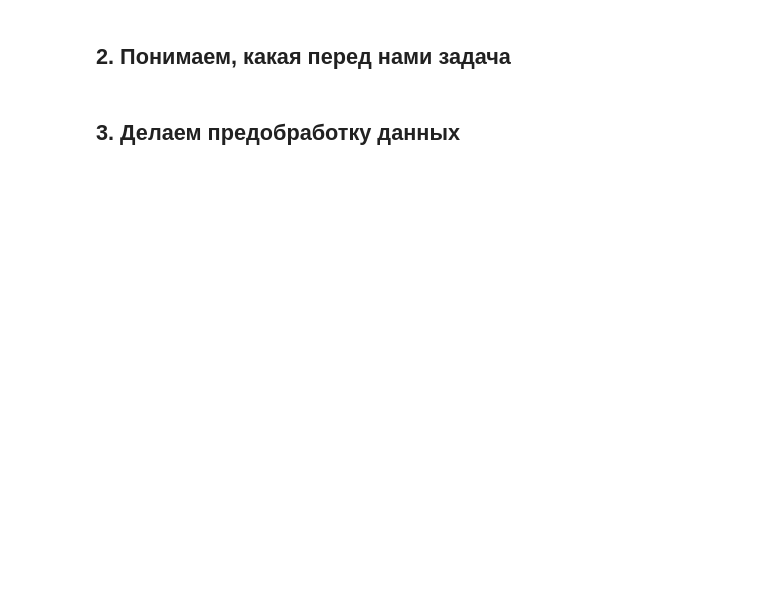
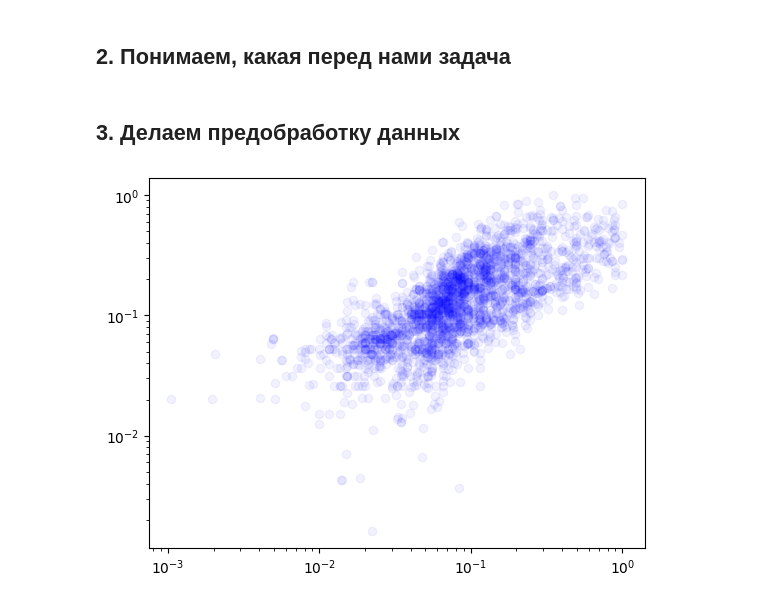
Before and after one commit to 24r3/ann2024, a Jupyter notebook: L3/lab3.ipynb, the cells around one changed output. Drawn from its saved outputs; the diff is of its cells as text; code cells hidden in the pictures; blank space fills up the shorter version.

```diff
--- a/L3/lab3.ipynb
+++ b/L3/lab3.ipynb
@@ -56,4 +56,7 @@ P.S.S.
 # %% [markdown]
 ## 1. Пример импорта данных. Грузим данные
 # %%
-data = pd.read_csv(path_to_dataset, sep='\t')  # если нужно, можно поменять разделитель
+import pandas as pd
+data = pd.read_csv('../L2/dataset.csv', sep=',')  # если нужно, можно поменять разделитель
+data = data.query("(PROPERTYSQFT != 2184.207862) & (PRICE < 10000000) & (PRICE > 100) & (PROPERTYSQFT < 10000) & (PROPERTYSQFT > 256)")
+data.set_index("PRICE")
@@ -62,2 +82,22 @@ data = pd.read_csv(path_to_dataset, sep='\t')  # если нужно, можно
 # %% [markdown]
 ## 3. Делаем предобработку данных
+# %%
+from sklearn.model_selection import train_test_split
+from sklearn.preprocessing import StandardScaler, MinMaxScaler
+import matplotlib.pyplot as plt
+X = data['PRICE'].values
+y = data['PROPERTYSQFT'].values
+X_train, X_test, y_train, y_test = train_test_split(X, y, test_size=0.2, random_state=17)
+#пропусков данных нет, проверено в лабе 2
+XTR_scaled = MinMaxScaler().fit_transform(X_train.reshape(-1, 1))
+yTR_scaled = MinMaxScaler().fit_transform(y_train.reshape(-1, 1))
+XTE_scaled = MinMaxScaler().fit_transform(X_test.reshape(-1, 1))
+yTE_scaled = MinMaxScaler().fit_transform(y_test.reshape(-1, 1))
+fig = plt.figure()
+ax = plt.gca()
+ax.plot(XTR_scaled, yTR_scaled, 'o', c='blue', alpha=0.05)
+ax.set_yscale('log')
+ax.set_xscale('log')
+fig.show()
+# %% [output]
+[figure, added]
```
Also changed, not shown: parts of 9 cells of this notebook.
